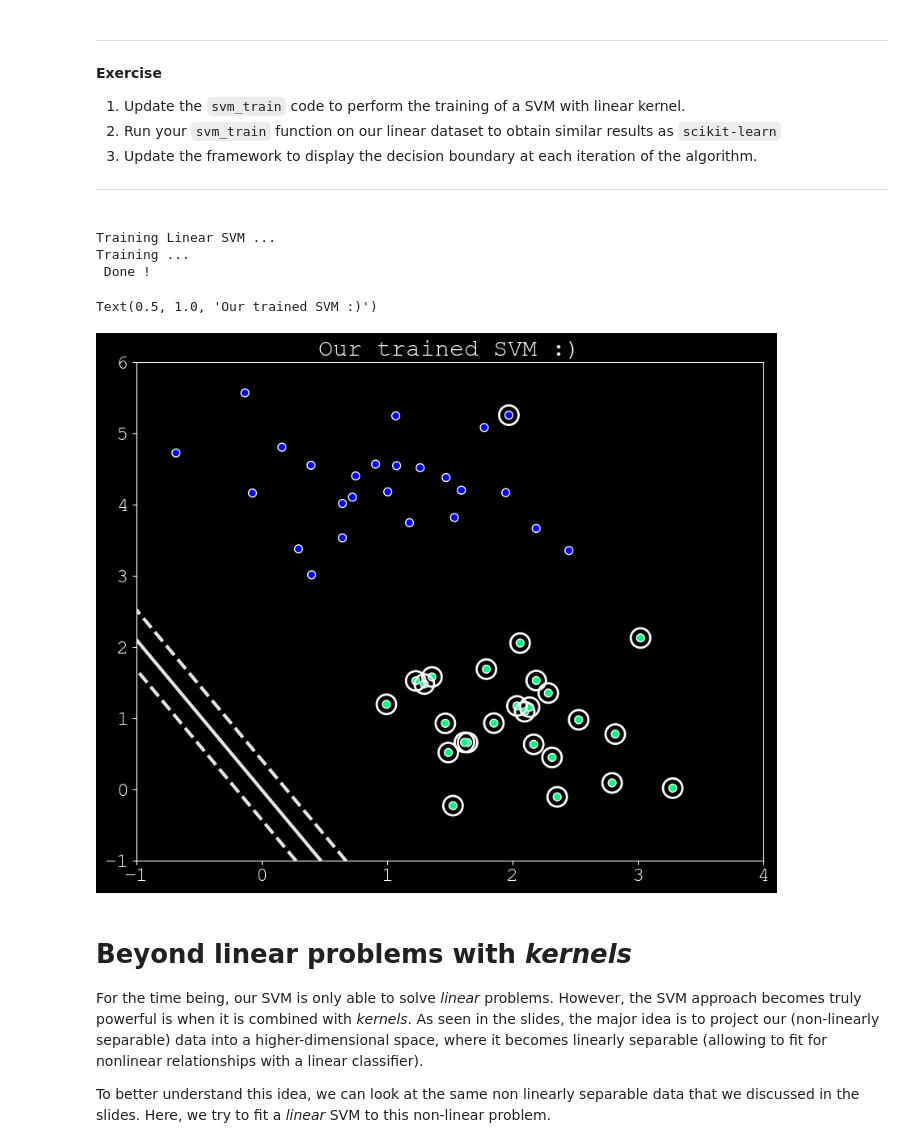
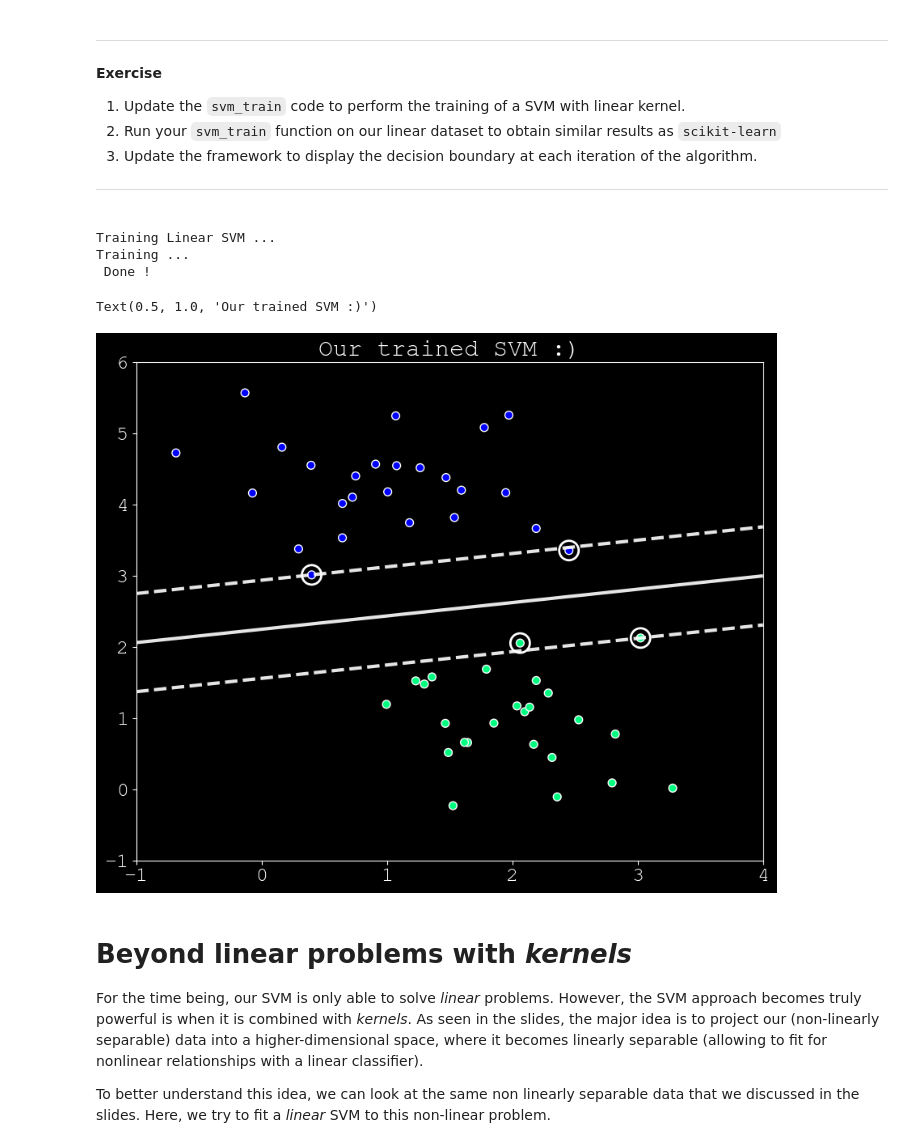
Before and after one commit to PierreChouteau/atiam_ml, a Jupyter notebook: 03_support_vector_machines.ipynb, the cells around one changed output. Saved outputs shown, nothing was run; the diff lists cells and outputs as text; code cells hidden in the pictures.

```diff
--- a/03_support_vector_machines.ipynb
+++ b/03_support_vector_machines.ipynb
@@ -419,12 +419,6 @@ def svm_train(X, Y, C, kernelFunction, tol, maxIter):
 
 ***
 # %%
-def f(X, y, alphas, b, x, kernel_type):
-    f = 0
-    for i in range(X.shape[0]):
-        f += alphas[i] * y[i] * kernel(X[i,:], x, kernel_type)  + b
-    return f
-
 def svm_train(X, Y_b, C, kernel_type, tol=10e-3, max_iter=5):
     """
     SVMTRAIN Trains an SVM classifier using a simplified version of the SMO
@@ -438,7 +432,8 @@ def svm_train(X, Y_b, C, kernel_type, tol=10e-3, max_iter=5):
     m, n = X.shape
 
     # Variables
-    alphas = np.zeros((m, 1))
+    # alphas = np.zeros((m, 1))
+    alphas = np.zeros((m,1))
     b, passes, eta, L, H = 0, 0, 0, 0, 0
     E = np.zeros((m, 1))
     Y = Y_b.copy()
@@ -456,25 +451,25 @@ def svm_train(X, Y_b, C, kernel_type, tol=10e-3, max_iter=5):
         # Iterative over all alpha_i
         for i in range(m):
 
-            E[i] = f(X, y, alphas, b, X[i, :].T, kernel_type) - Y[i]
+            E[i] = np.dot((Y*alphas[:,0]), K[i,:]) + b - Y[i]
 
-            if ((Y[i]*E[i] < -tol and alphas[i] < C) or (Y[i]*E[i] > tol and alphas[i] > 0)):
+            if ((Y[i]*E[i] < -tol and alphas[i,0] < C) or (Y[i]*E[i] > tol and alphas[i,0] > 0)):
 
                 j = np.random.randint(m)
                 while j == i:
                     j = np.random.randint(m)
 
-                E[j] = f(X, y, alphas, b, X[j, :].T, kernel_type) - Y[j]
+                E[j] = np.dot((Y * alphas[:,0]),K[j,:]) + b - Y[j]
 
-                alpha_i_prev = alphas[i]
-                alpha_j_prev = alphas[j]
+                alpha_i_prev = alphas[i,0]
+                alpha_j_prev = alphas[j,0]
 
                 if (Y[i] != Y[j]):
-                    L = max(0, alphas[j] - alphas[i])
-                    H = min(C, C + alphas[j] - alphas[i])
+                    L = max(0, alphas[j,0] - alphas[i,0])
+                    H = min(C, C + alphas[j,0] - alphas[i,0])
                 else:
-                    L = max(0, alphas[i] + alphas[j] - C)
-                    H = min(C, alphas[i] + alphas[j])
+                    L = max(0, alphas[i,0] + alphas[j,0] - C)
+                    H = min(C, alphas[i,0] + alphas[j,0])
 
                 if(L == H):
                     continue
@@ -485,7 +480,7 @@ def svm_train(X, Y_b, C, kernel_type, tol=10e-3, max_iter=5):
                 if (eta >= 0):
                     continue
 
-                alphas[j] = alphas[j] - Y[j] * (E[i] - E[j]) / eta
+                alphas[j,0] = alphas[j,0] - Y[j] * (E[i] - E[j]) / eta
 
                 if alphas[j] > H:
                     alphas[j] = H
@@ -493,16 +488,16 @@ def svm_train(X, Y_b, C, kernel_type, tol=10e-3, max_iter=5):
                     alphas[j] = L
 
 
-                if (np.abs(alphas[j] - alpha_j_prev) < tol):
+                if (np.abs(alphas[j,0] - alpha_j_prev) < tol):
                     continue
 
-                alphas[i] = alphas[i] + Y[i] * Y[j] * (alpha_j_prev - alphas[j])
+                alphas[i,0] = alphas[i,0] + Y[i] * Y[j] * (alpha_j_prev - alphas[j])
 
-                b1 = b - E[i] - (Y[i]*(alphas[i] - alpha_i_prev)) * K[i,i] - (Y[j] * (alphas[j] - alpha_j_prev)) * K[i,j]
-                b2 = b - E[j] - (Y[i]*(alphas[i] - alpha_i_prev)) * K[i,j] - (Y[j] * (alphas[j] - alpha_j_prev)) * K[j,j]
-                if 0 < alphas[i] < C:
+                b1 = b - E[i] - (Y[i]*(alphas[i,0] - alpha_i_prev)) * K[i,i] - (Y[j] * (alphas[j,0] - alpha_j_prev)) * K[i,j]
+                b2 = b - E[j] - (Y[i]*(alphas[i,0] - alpha_i_prev)) * K[i,j] - (Y[j] * (alphas[j,0] - alpha_j_prev)) * K[j,j]
+                if 0 < alphas[i,0] < C:
                     b = b1
-                elif 0 < alphas[j] < C:
+                elif 0 < alphas[j,0] < C:
                     b = b2
                 else:
                     b = (b1 + b2) / 2
@@ -521,7 +516,7 @@ def svm_train(X, Y_b, C, kernel_type, tol=10e-3, max_iter=5):
     model["x"] = X[idx, :]
     model["y"] = Y[idx]
     model["b"] = b
-    model["alphas"] = alphas[idx, 0] * Y[idx]
+    model["alphas"] = alphas[idx,0] * Y[idx]
     model["kernel"] = kernel
     return model
 
@@ -529,38 +524,38 @@ def svm_train(X, Y_b, C, kernel_type, tol=10e-3, max_iter=5):
 print('Training Linear SVM ...')
 
 # Parameters of the training
-C = 0.1                  # C regularization value
-tolerance = 1e-3       # Tolerance value for thresholds
-nb_iterations = 500      # Number of iterations
+C = 1                 # C regularization value
+tolerance = 1e-5       # Tolerance value for thresholds
+nb_iterations = 50      # Number of iterations
 kernel_type = 'linear'
 
 # Perform the training (try to fiddle the previous values to see effect).
 model = svm_train(X, y, C, kernel_type, tolerance, nb_iterations)
 
 # Evaluate the decision function
 ax = plt.figure(figsize=(10, 8)).gca()
 ax.scatter(X[:, 0], X[:, 1], c=y, s=50, edgecolor = 'w', cmap='winter')
 ax.set_xlim(-1, 4); ax.set_ylim(-1, 6)
 xlim = ax.get_xlim(); ylim = ax.get_ylim()
 
 # Create grid to evaluate model
 x = np.linspace(xlim[0], xlim[1], 30)
 yp = np.linspace(ylim[0], ylim[1], 30)
 Y, Xp = np.meshgrid(yp, x)
 xy = np.vstack([Xp.ravel(), Y.ravel()]).T
 P = decision_function(model, xy.transpose(), kernel_type)
 P = P.reshape((30, 30))
 
 # plot decision boundary and margins
 ax.contour(Xp, Y, P, colors='w',levels=[-1, 0, 1], alpha=0.9, linestyles=['--', '-', '--'])
 ax.scatter(model["x"][:, 0], model["x"][:, 1], s=300, linewidth=2, edgecolor='w', facecolors='none')
 plt.title('Our trained SVM :)')
 # %% [output]
 Training Linear SVM ...
 Training ...
  Done !
 Text(0.5, 1.0, 'Our trained SVM :)')
-[figure, old version]
+[figure, new version]
 # %% [markdown]
 # Beyond linear problems with _kernels_
 
```
Also changed, not shown: parts of 1 cell of this notebook, 1 other file.
